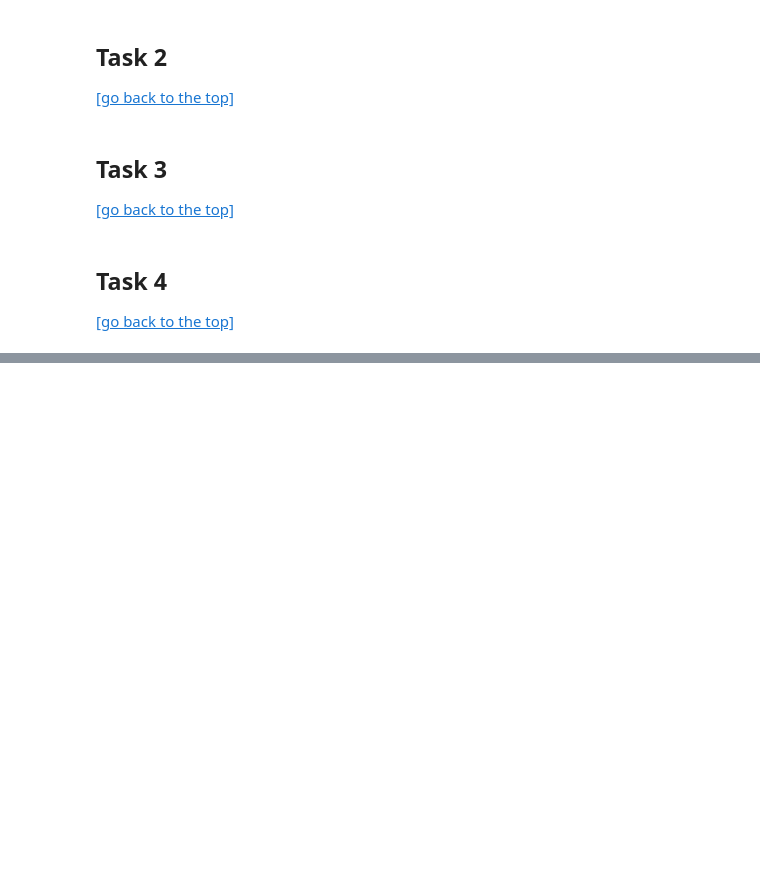
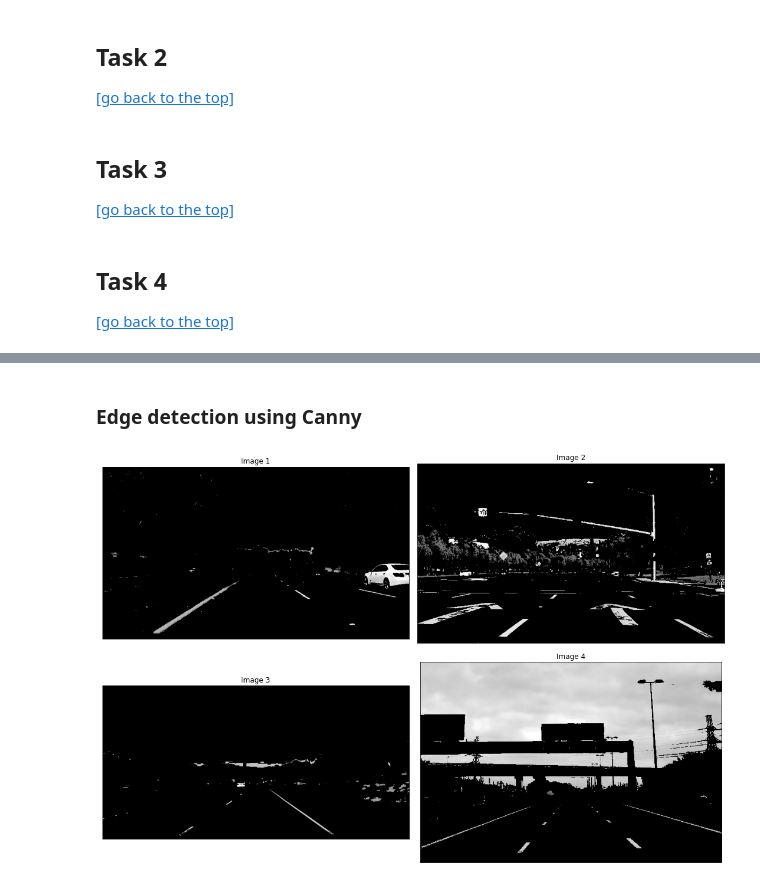
Before and after one commit to pipe-01/VCOM, a Jupyter notebook: proj1.ipynb, the cells around one changed output, grey strips where cells are left out. Drawn from its saved outputs; the diff is of its cells as text; code cells hidden in the pictures; blank space fills up the shorter version.

```diff
--- a/proj1.ipynb
+++ b/proj1.ipynb
@@ -160,0 +272,8 @@ plt.show()
+# %%
+# 4 images of road lanes
+img = cv2.imread(os.path.join(image_dir, 'lane1.jpg'))
+img2 = cv2.imread(os.path.join(image_dir, 'lane2.jpg'))
+img3 = cv2.imread(os.path.join(image_dir, 'lane3.jpg'))
+img4 = cv2.imread(os.path.join(image_dir, 'lane4.png'))
+
+images = [img, img2, img3, img4]
@@ -160,0 +334,20 @@ plt.show()
+# %% [markdown]
+### Edge detection using Canny
+# %%
+canny_imgs = []
+for x in threshold_imgs:
+
+    # Convert to grayscale
+    gray = cv2.cvtColor(x, cv2.COLOR_BGR2GRAY)
+
+    # Apply Gaussian blur
+    blur = cv2.GaussianBlur(gray, (15, 15), 0)
+
+    # Apply Canny edge detection
+    edges = cv2.Canny(blur, 50, 150)
+
+    canny_imgs.append(gray)
+
+display_imgs(canny_imgs[0], canny_imgs[1], canny_imgs[2], canny_imgs[3], cmap='gray')
+# %% [output]
+[figure, added]
```
Also changed, not shown: parts of 10 cells of this notebook, 4 other files.
